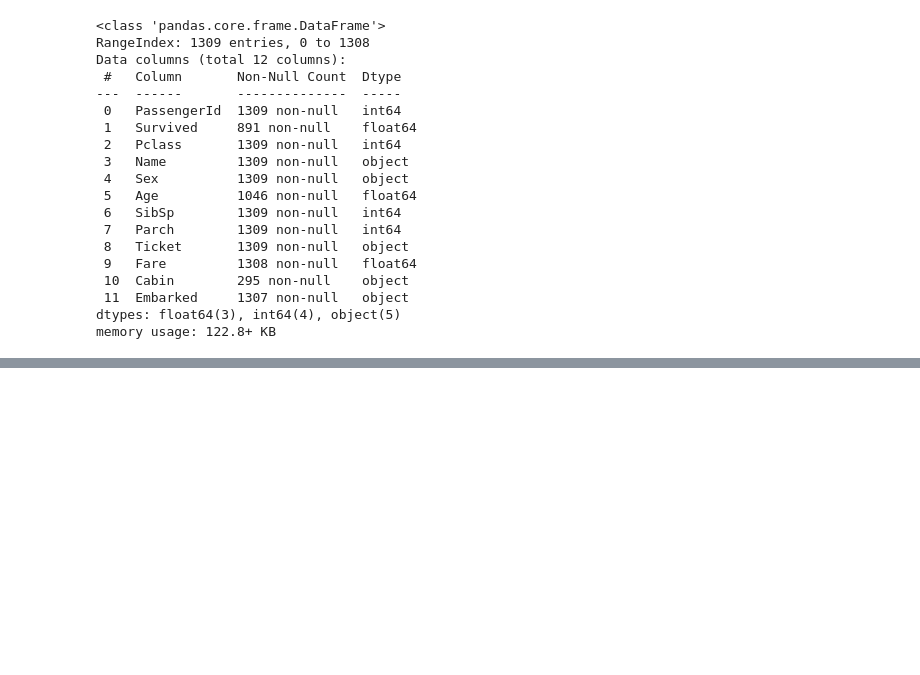
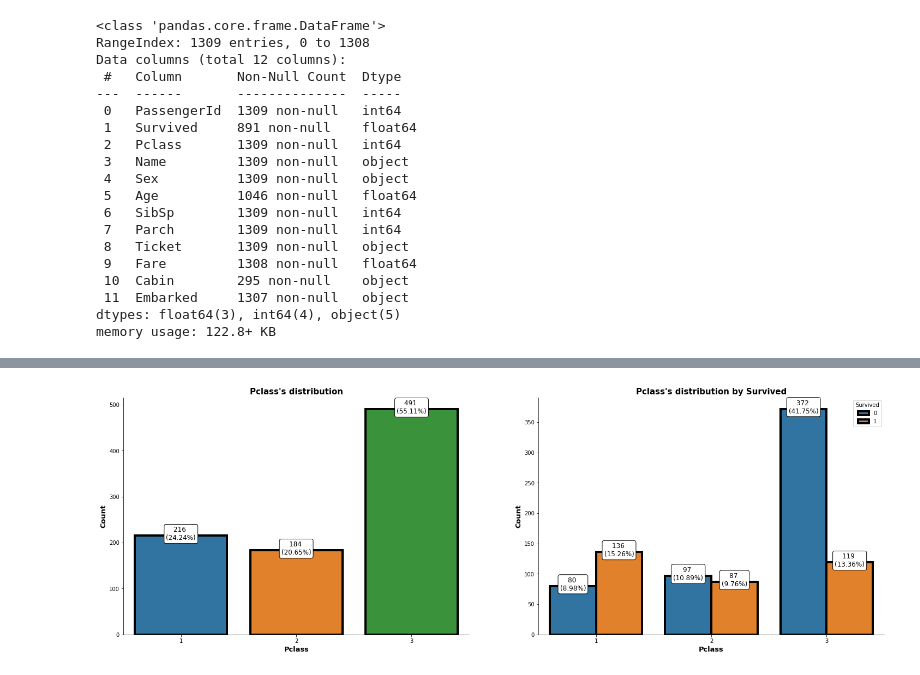
Before and after one commit to avikothari84/Binary-Classification, a Jupyter notebook: BinaryClassification/Titanic/main.ipynb, the cells around one changed output, grey strips where cells are left out. Cells and saved outputs as stored; diff of their text form; code cells hidden in the pictures; blank space fills up the shorter version.

```diff
--- a/BinaryClassification/Titanic/main.ipynb
+++ b/BinaryClassification/Titanic/main.ipynb
@@ -82,2 +95,19 @@ for c in train.columns:
 # %%
-multi_table(detail_desc)
+def ordinal_dist(data, var, hue, msg_show=True):
+    total_cnt = data[var].count()
+    f, ax = plt.subplots(1, 2, figsize=(25, 8))
+    hues = [None, hue]
+    titles = [f"{var}'s distribution", f"{var}'s distribution by {hue}"]
+
+    for i in range(2):
+        sns.countplot(x = var, edgecolor='black', hue=hues[i], linewidth=4, ax=ax[i], data=data)
+        ax[i].set_xlabel(var, weight='bold', size=13)
+        ax[i].set_ylabel('Count', weight='bold', size=13)
+#         ax[i].set_facecolor(BACKCOLOR)
+        ax[i].spines[['top', 'right']].set_visible(False)
+        ax[i].set_title(titles[i], size=15, weight='bold')
+        for patch in ax[i].patches:
+            x, height, width = patch.get_x(), patch.get_height(), patch.get_width()
+            if msg_show:
+                ax[i].text(x + width / 2, height + 3, f'{height} \n({height / total_cnt * 100:2.2f}%)', va='center', ha='center', size=12, bbox={'facecolor': 'white', 'boxstyle': 'round'})
+    plt.show()
@@ -109,0 +135,4 @@ Name: Embarked, Length: 891, dtype: object
+# %%
+ordinal_dist(train, var='Pclass', hue='Survived')
+# %% [output]
+[figure, added]
```
Also changed, not shown: parts of 23 cells of this notebook.
